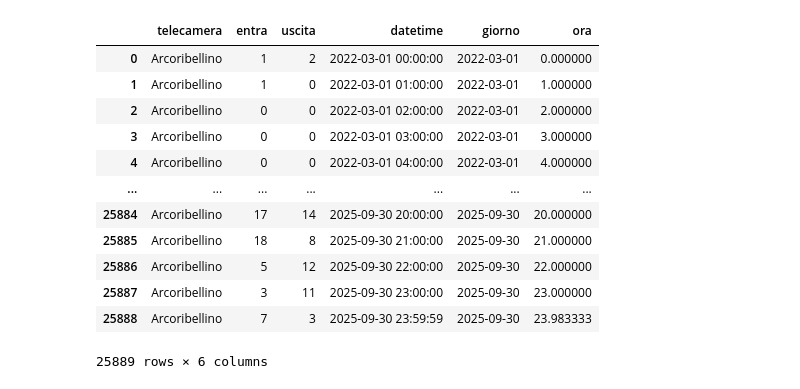
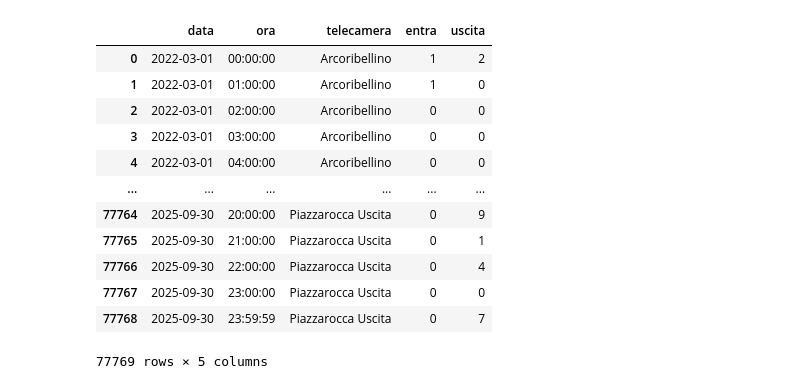
Before and after one commit to nbicocchi/S4C-Project, a Jupyter notebook: experiments/dataset2025/pedestrians/experiment.ipynb, the cells around one changed output. Saved outputs shown, nothing was run; the diff lists cells and outputs as text; code cells hidden in the pictures.

```diff
--- a/experiments/dataset2025/pedestrians/experiment.ipynb
+++ b/experiments/dataset2025/pedestrians/experiment.ipynb
@@ -1,40 +1,21 @@
 # %%
 import pandas as pd
-import numpy as np
-import matplotlib.pyplot as plt
-import seaborn as sns
 
-# --- 1. Leggi il dataset ---
 df = pd.read_excel("marzo2022_settembre2025.xlsx", sheet_name="dati pedoni orari")
 
-# Combina data + ora in datetime
-df["datetime"] = pd.to_datetime(df["data"].astype(str) + " " + df["ora"].astype(str))
-
-# Rimuovi colonne originali
-df = df.drop(columns=["data", "ora"])
-
-# --- 2. Seleziona telecamera ---
-telecamera_scelta = "Arcoribellino"
-df_cam = df[df["telecamera"] == telecamera_scelta].copy()
-df_cam = df_cam.reset_index(drop=True)
-
-# --- 3. Crea colonne utili ---
-df_cam["giorno"] = df_cam["datetime"].dt.date
-df_cam["ora"] = df_cam["datetime"].dt.hour + df_cam["datetime"].dt.minute / 60
-
-df_cam
+df
 # %% [output]
-|  | telecamera | entra | uscita | datetime | giorno | ora |
-| 0 | Arcoribellino | 1 | 2 | 2022-03-01 00:00:00 | 2022-03-01 | 0.000000 |
-| 1 | Arcoribellino | 1 | 0 | 2022-03-01 01:00:00 | 2022-03-01 | 1.000000 |
-| 2 | Arcoribellino | 0 | 0 | 2022-03-01 02:00:00 | 2022-03-01 | 2.000000 |
-| 3 | Arcoribellino | 0 | 0 | 2022-03-01 03:00:00 | 2022-03-01 | 3.000000 |
-| 4 | Arcoribellino | 0 | 0 | 2022-03-01 04:00:00 | 2022-03-01 | 4.000000 |
-| ... | ... | ... | ... | ... | ... | ... |
-| 25884 | Arcoribellino | 17 | 14 | 2025-09-30 20:00:00 | 2025-09-30 | 20.000000 |
-| 25885 | Arcoribellino | 18 | 8 | 2025-09-30 21:00:00 | 2025-09-30 | 21.000000 |
-| 25886 | Arcoribellino | 5 | 12 | 2025-09-30 22:00:00 | 2025-09-30 | 22.000000 |
-| 25887 | Arcoribellino | 3 | 11 | 2025-09-30 23:00:00 | 2025-09-30 | 23.000000 |
-| 25888 | Arcoribellino | 7 | 3 | 2025-09-30 23:59:59 | 2025-09-30 | 23.983333 |
+|  | data | ora | telecamera | entra | uscita |
+| 0 | 2022-03-01 | 00:00:00 | Arcoribellino | 1 | 2 |
+| 1 | 2022-03-01 | 01:00:00 | Arcoribellino | 1 | 0 |
+| 2 | 2022-03-01 | 02:00:00 | Arcoribellino | 0 | 0 |
+| 3 | 2022-03-01 | 03:00:00 | Arcoribellino | 0 | 0 |
+| 4 | 2022-03-01 | 04:00:00 | Arcoribellino | 0 | 0 |
+| ... | ... | ... | ... | ... | ... |
+| 77764 | 2025-09-30 | 20:00:00 | Piazzarocca Uscita | 0 | 9 |
+| 77765 | 2025-09-30 | 21:00:00 | Piazzarocca Uscita | 0 | 1 |
+| 77766 | 2025-09-30 | 22:00:00 | Piazzarocca Uscita | 0 | 4 |
+| 77767 | 2025-09-30 | 23:00:00 | Piazzarocca Uscita | 0 | 0 |
+| 77768 | 2025-09-30 | 23:59:59 | Piazzarocca Uscita | 0 | 7 |
-25889 rows × 6 columns
+77769 rows × 5 columns
 # %%
```
Also changed, not shown: parts of 13 cells of this notebook, 3 other files.
